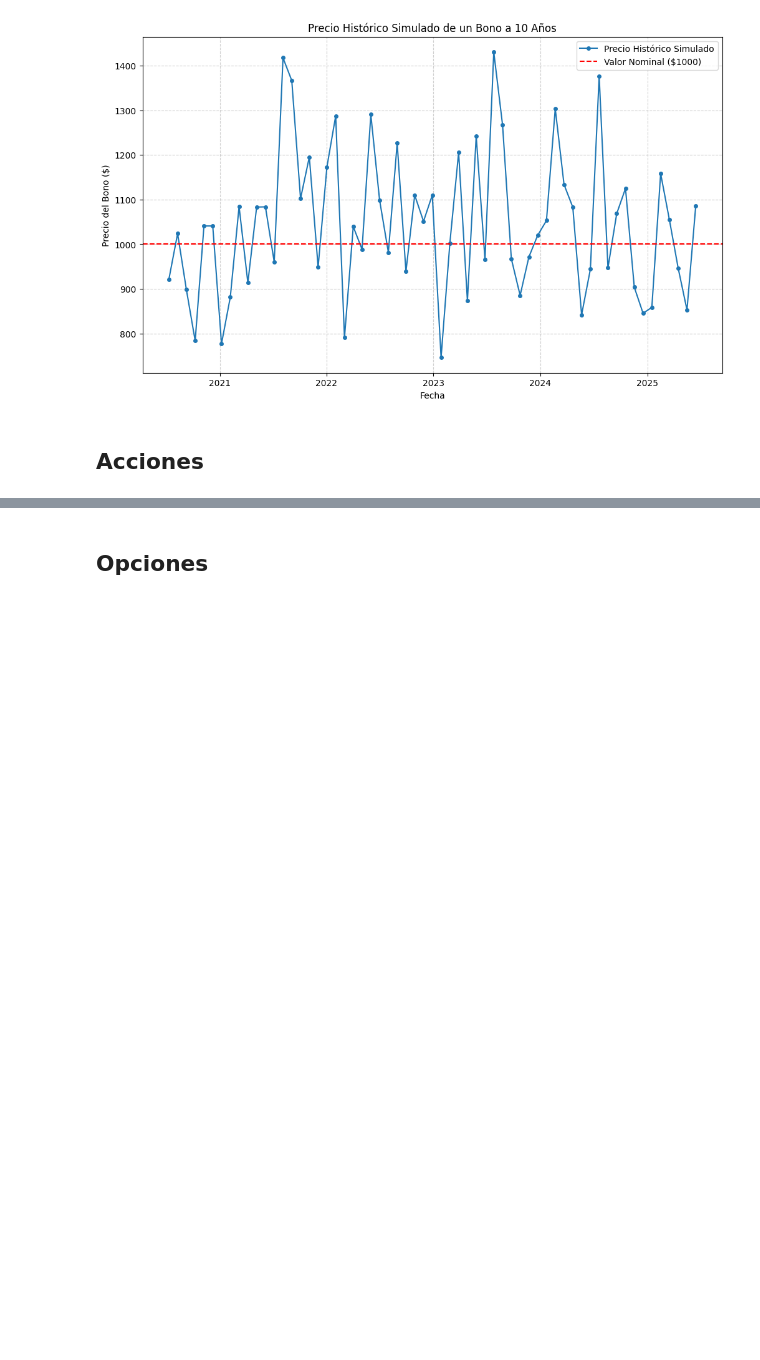
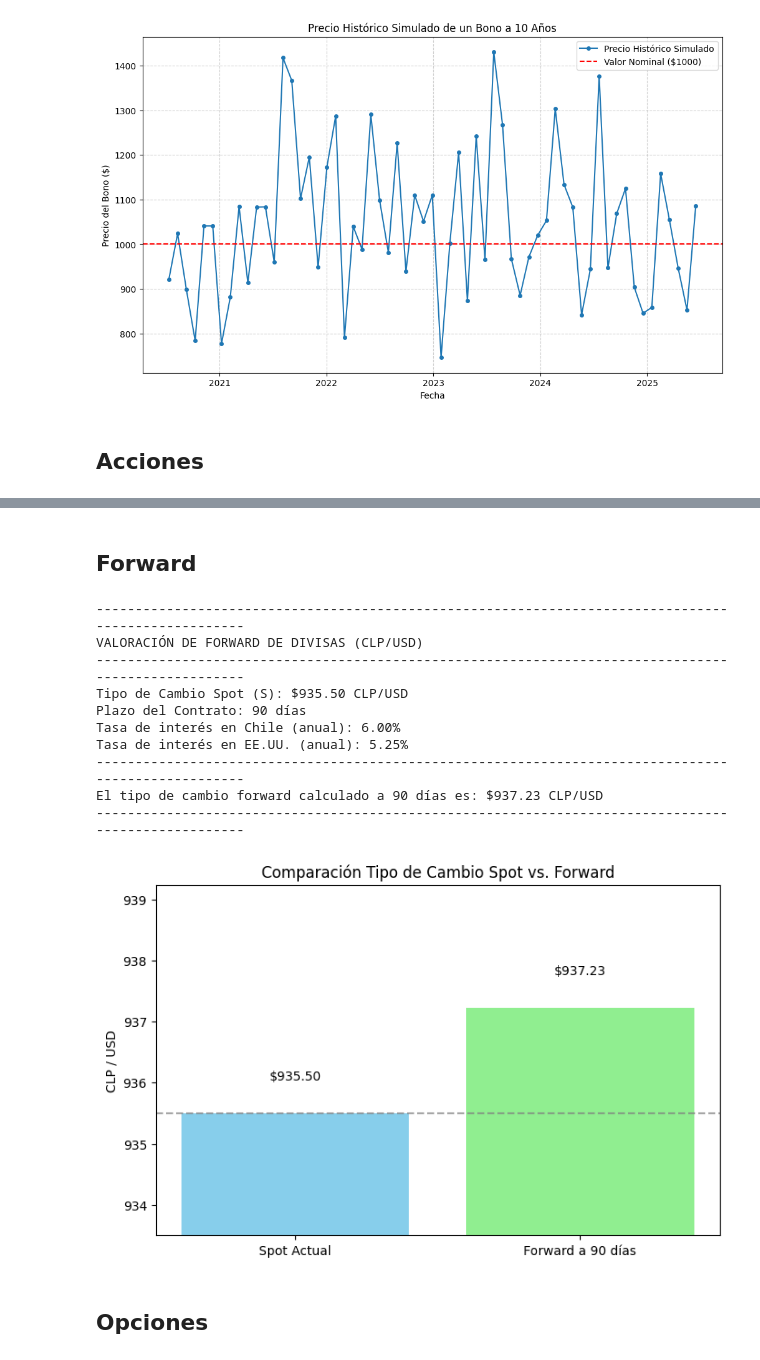
Before and after one commit to Crismayall/Trabajo-Final-Finanzas-3, a Jupyter notebook: Trabajo_Final_F3_V2.ipynb, the cells around one changed output, grey strips where cells are left out. Saved outputs shown, nothing was run; the diff lists cells and outputs as text; code cells hidden in the pictures; blank space fills up the shorter version.

```diff
--- a/Trabajo_Final_F3_V2.ipynb
+++ b/Trabajo_Final_F3_V2.ipynb
@@ -253,3 +276,63 @@ Precio teórico del futuro hoy: $215.94
+# %% [markdown]
+## Forward ##
+# %%
+## 4. FORWARD  ##
+
+# Ejercicio: Una empresa importadora en Chile necesita comprar 100,000 USD en 90 días.
+# Para cubrirse del riesgo de que el dólar suba, decide firmar un contrato forward hoy
+# para fijar el tipo de cambio.
+
+# --- Parámetros del Forward de Divisas ---
+spot_rate = 935.50  # Tipo de cambio CLP/USD hoy (spot)
+plazo_dias = 90
+plazo_anos = plazo_dias / 360
+
+# Tasa de interés en Chile (moneda local/doméstica) - Ej: Tasa Política Monetaria
+tasa_clp = 0.06  # 6.0% anual
+
+# Tasa de interés en EE.UU. (moneda extranjera) - Ej: Tasa de la Fed
+tasa_usd = 0.0525 # 5.25% anual
+
+# --- Cálculo del Tipo de Cambio Forward ---
+# Fórmula de Paridad de Tasas de Interés: F = S * (1 + r_local) / (1 + r_extranjera)
+# Ajustado por el plazo del contrato.
+forward_rate = spot_rate * (1 + tasa_clp * plazo_anos) / (1 + tasa_usd * plazo_anos)
+
+# --- Resultados ---
+print("-" * 100)
+print("VALORACIÓN DE FORWARD DE DIVISAS (CLP/USD)")
+print("-" * 100)
+print(f"Tipo de Cambio Spot (S): ${spot_rate:,.2f} CLP/USD")
+print(f"Plazo del Contrato: {plazo_dias} días")
+print(f"Tasa de interés en Chile (anual): {tasa_clp:.2%}")
+print(f"Tasa de interés en EE.UU. (anual): {tasa_usd:.2%}")
+print("-" * 100)
+print(f"El tipo de cambio forward calculado a {plazo_dias} días es: ${forward_rate:,.2f} CLP/USD")
+print("-" * 100)
+
+# --- Gráfico Comparativo ---
+plt.figure(figsize=(8, 5))
+plt.bar(['Spot Actual', f'Forward a {plazo_dias} días'], [spot_rate, forward_rate], color=['skyblue', 'lightgreen'])
+plt.title('Comparación Tipo de Cambio Spot vs. Forward')
+plt.ylabel('CLP / USD')
+plt.axhline(spot_rate, color='gray', linestyle='--', alpha=0.7)
+# Añadir los valores en la parte superior de las barras
+for i, v in enumerate([spot_rate, forward_rate]):
+    plt.text(i, v + 0.5, f"${v:,.2f}", ha='center', va='bottom')
+plt.ylim(min(spot_rate, forward_rate) - 2, max(spot_rate, forward_rate) + 2)
+plt.show()
+# %% [output]
+----------------------------------------------------------------------------------------------------
+VALORACIÓN DE FORWARD DE DIVISAS (CLP/USD)
+----------------------------------------------------------------------------------------------------
+Tipo de Cambio Spot (S): $935.50 CLP/USD
+Plazo del Contrato: 90 días
+Tasa de interés en Chile (anual): 6.00%
+Tasa de interés en EE.UU. (anual): 5.25%
+----------------------------------------------------------------------------------------------------
+El tipo de cambio forward calculado a 90 días es: $937.23 CLP/USD
+----------------------------------------------------------------------------------------------------
+[figure, added]
 # %% [markdown]
 ## Opciones ##
 # %%
```
Also changed, not shown: parts of 8 cells of this notebook.
